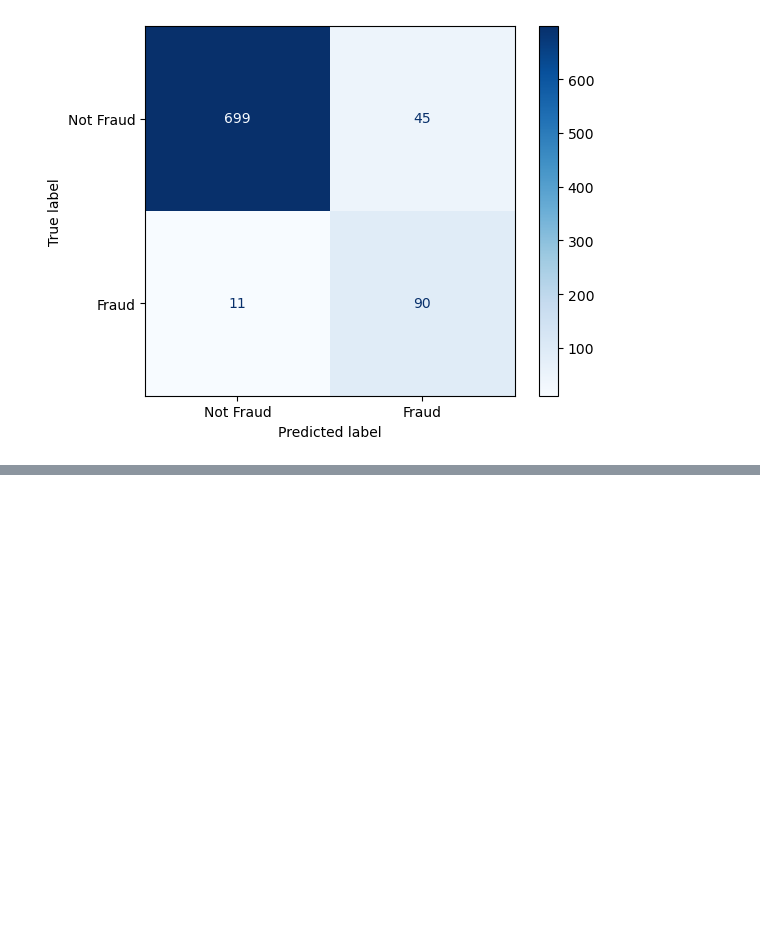
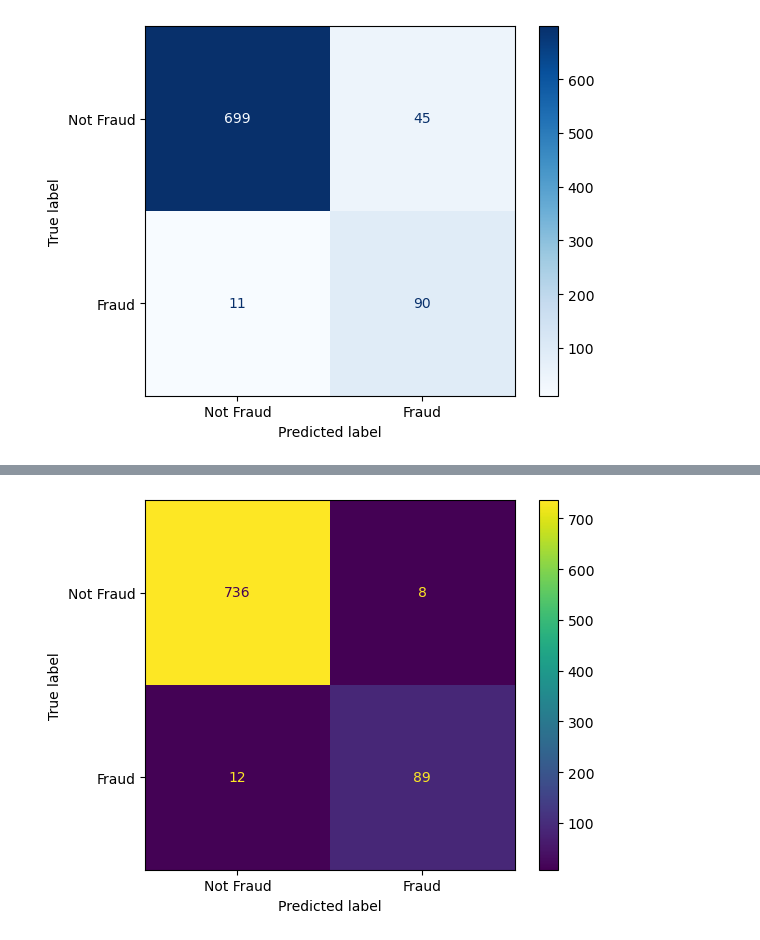
Before and after one commit to PleromaRay/fraudulent_transaction_detector, a Jupyter notebook: EDA/notebook.ipynb, the cells around one changed output, grey strips where cells are left out. Drawn from its saved outputs; the diff is of its cells as text; code cells hidden in the pictures; blank space fills up the shorter version.

Commit message:
lightGBM model

```diff
--- a/EDA/notebook.ipynb
+++ b/EDA/notebook.ipynb
@@ -345,0 +349,17 @@ weighted avg       0.95      0.93      0.94       845
+# %%
+model_lgb = Pipeline(steps=[
+    ("preprocessor", preprocessor),
+    ("classifier", lgb.LGBMClassifier(
+        n_estimators=300,
+        learning_rate=0.05,
+        max_depth=6,
+        class_weight="balanced",
+        random_state=42,
+        n_jobs=-1
+    ))
+])
+
+model_lgb.fit(X_train, y_train)
+
+y_pred = model_lgb.predict(X_test)
+print(classification_report(y_test, y_pred, target_names=["Not Fraud", "Fraud"]))
@@ -345,0 +384,7 @@ weighted avg       0.95      0.93      0.94       845
+# %%
+ConfusionMatrixDisplay.from_predictions(
+    y_test, y_pred, display_labels=["Not Fraud", "Fraud"]
+)
+plt.show()
+# %% [output]
+[figure, added]
```
Also changed, not shown: parts of 2 cells of this notebook.
